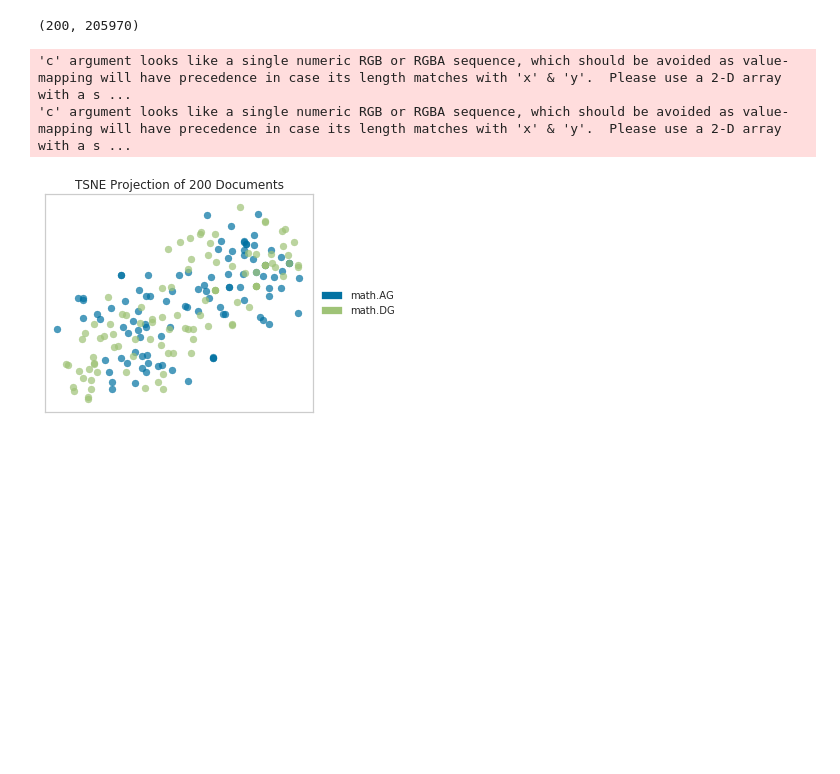
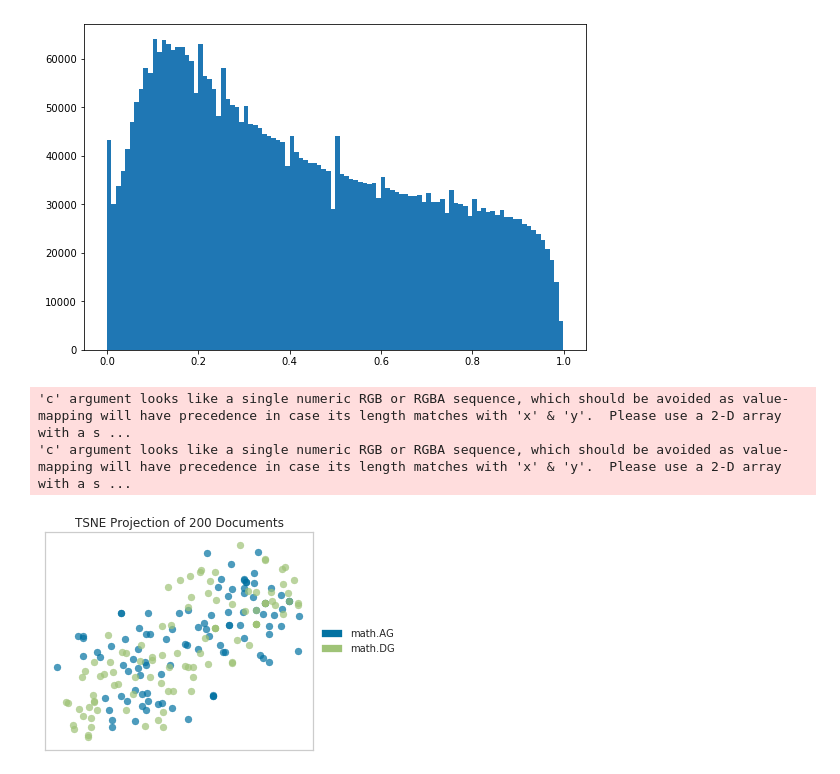
Before and after one commit to lab156/arxivDownload, a Jupyter notebook: Visualization of definitions.ipynb, the cells around one changed output. Drawn from its saved outputs; the diff is of its cells as text; code cells hidden in the pictures; blank space fills up the shorter version.

```diff
--- a/Visualization of definitions.ipynb
+++ b/Visualization of definitions.ipynb
@@ -95,3 +117,9 @@ hi = plt.hist(perc, 85)
+# %%
+plt.figure(figsize=[9,6])
+plt.hist(perc_array,100)
+plt.show()
+# %% [output]
+[figure, added]
 # %%
 with open('data/mathAG_2015_just_text.txt', 'w+') as mathag:
     for k,D in enumerate(ag.iter(tag='definition')):
@@ -111,9 +136,5 @@ with open('../PickleJar/vectorizer.pickle', 'rb') as vzer_f:
 # %%
 tot_vec = vzer.transform(ag_lst + dg_lst)
-# %%
-tot_vec.shape
-# %% [output]
-(200, 205970)
 # %%
 # ag is zero and dg is 1
 labels_vec = len(ag_lst)*['math.AG'] + len(dg_lst)*['math.DG']
```
Also changed, not shown: parts of 12 cells of this notebook, 4 other files.
